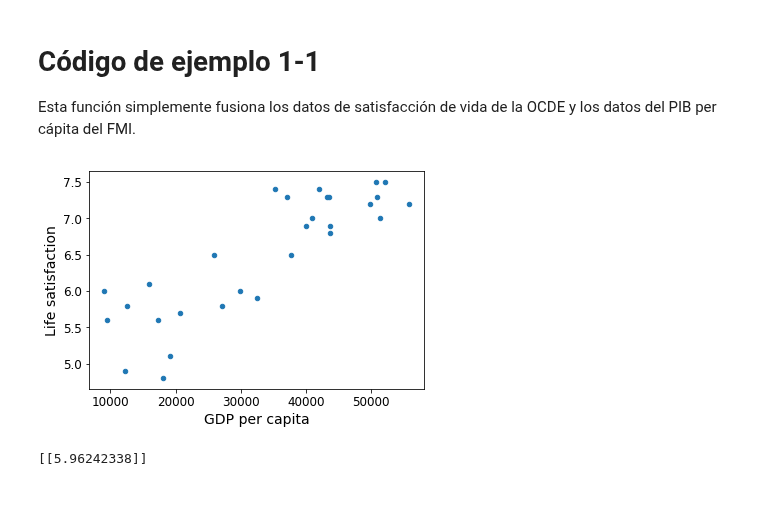
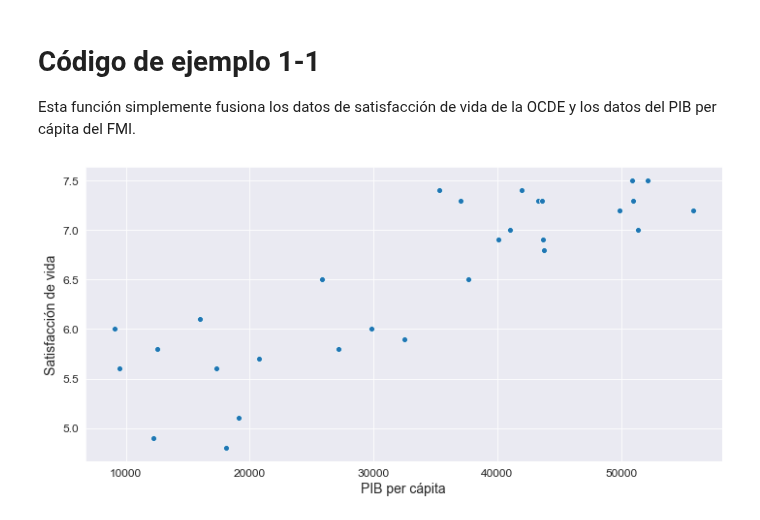
Before and after one commit to SgtSteiner/DataScience, a Jupyter notebook: handson-ml/01_ML_panoramica.ipynb, the cells around one changed output. Cells and saved outputs as stored; diff of their text form; code cells hidden in the pictures.

```diff
--- a/handson-ml/01_ML_panoramica.ipynb
+++ b/handson-ml/01_ML_panoramica.ipynb
@@ -61,20 +62,12 @@ gdp_per_capita = pd.read_csv(datapath + "gdp_per_capita.csv",thousands=',',delim
 country_stats = prepare_country_stats(oecd_bli, gdp_per_capita)
 X = np.c_[country_stats["GDP per capita"]]
 y = np.c_[country_stats["Life satisfaction"]]
-
-# Visualiza los datos
-country_stats.plot(kind='scatter', x="GDP per capita", y='Life satisfaction')
-plt.show()
-
-# Selecciona un modelo lineal
-model = sklearn.linear_model.LinearRegression()
-
-# Entrena el modelo
-model.fit(X, y)
-
-# Hace una predicción para Chipre
-X_new = [[22587]]  # PIB per capita de Chipre
-print(model.predict(X_new)) # salida [[ 5.96242338]]
-# %% [output]
-[figure, removed]
-[[5.96242338]]
+# %%
+# Visualiza los datos
+sns.set_style("darkgrid")
+figure, axs = plt.subplots(figsize=(10,5))
+ax = sns.scatterplot(x="GDP per capita", y="Life satisfaction", data=country_stats)
+plt.xlabel("PIB per cápita")
+plt.ylabel("Satisfacción de vida")
+# %% [output]
+[figure, added]
```
Also changed, not shown: parts of 12 cells of this notebook, 2 other files.
